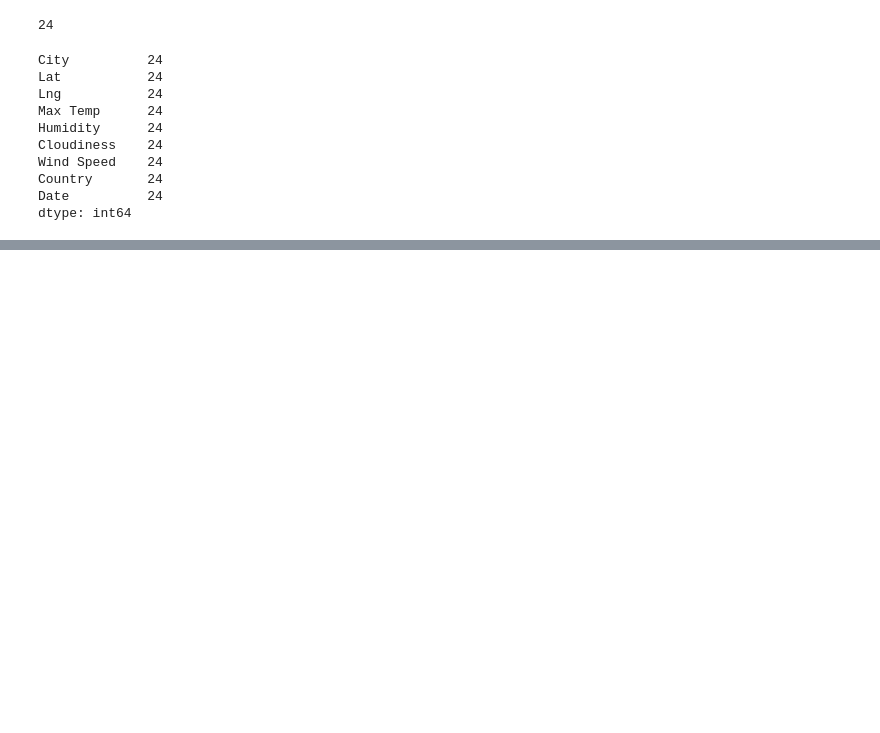
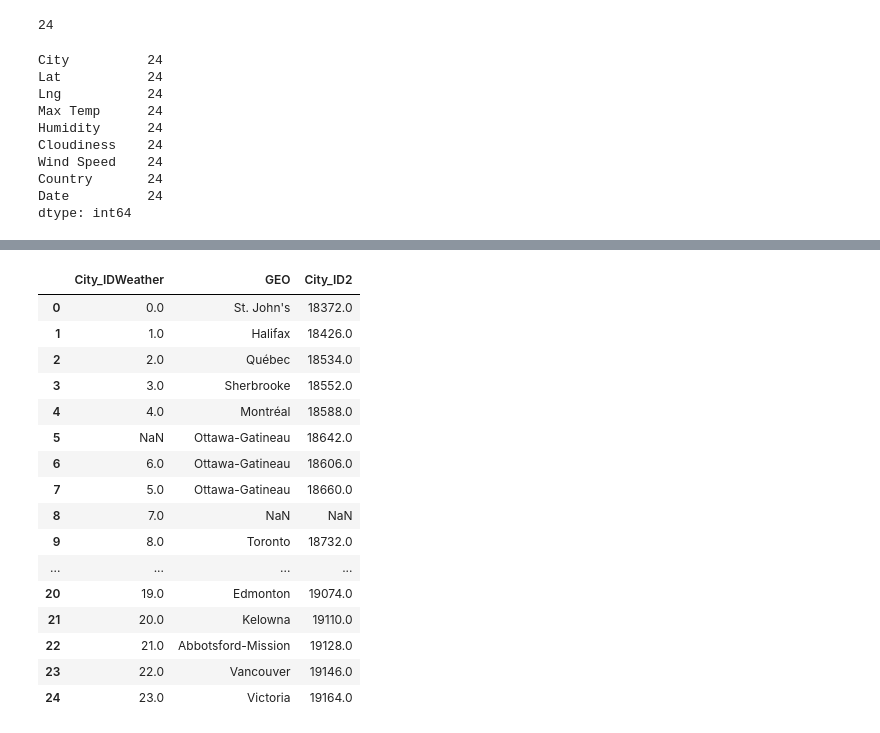
Before and after one commit to detmanski/Overview_Canada_Analysis, a Jupyter notebook: city_weather.ipynb, the cells around one changed output, grey strips where cells are left out. Saved outputs shown, nothing was run; the diff lists cells and outputs as text; code cells hidden in the pictures; blank space fills up the shorter version.

```diff
--- a/city_weather.ipynb
+++ b/city_weather.ipynb
@@ -154,0 +197,22 @@ city_data_df.to_csv("output_data/cities_weather.csv", index_label="City_IDweathe
+# %%
+columns_to_keep = ['City_IDWeather', 'GEO', 'City_ID2']
+reduced_lookup_df = cities_lookup_df[columns_to_keep]
+reduced_lookup_df
+# %% [output]
+|  | City_IDWeather | GEO | City_ID2 |
+| 0 | 0.0 | St. John's | 18372.0 |
+| 1 | 1.0 | Halifax | 18426.0 |
+| 2 | 2.0 | Québec | 18534.0 |
+| 3 | 3.0 | Sherbrooke | 18552.0 |
+| 4 | 4.0 | Montréal | 18588.0 |
+| 5 | NaN | Ottawa-Gatineau | 18642.0 |
+| 6 | 6.0 | Ottawa-Gatineau | 18606.0 |
+| 7 | 5.0 | Ottawa-Gatineau | 18660.0 |
+| 8 | 7.0 | NaN | NaN |
+| 9 | 8.0 | Toronto | 18732.0 |
+| ... | ... | ... | ... |
+| 20 | 19.0 | Edmonton | 19074.0 |
+| 21 | 20.0 | Kelowna | 19110.0 |
+| 22 | 21.0 | Abbotsford-Mission | 19128.0 |
+| 23 | 22.0 | Vancouver | 19146.0 |
+| 24 | 23.0 | Victoria | 19164.0 |
```
Also changed, not shown: parts of 9 cells of this notebook, 1 other file.
